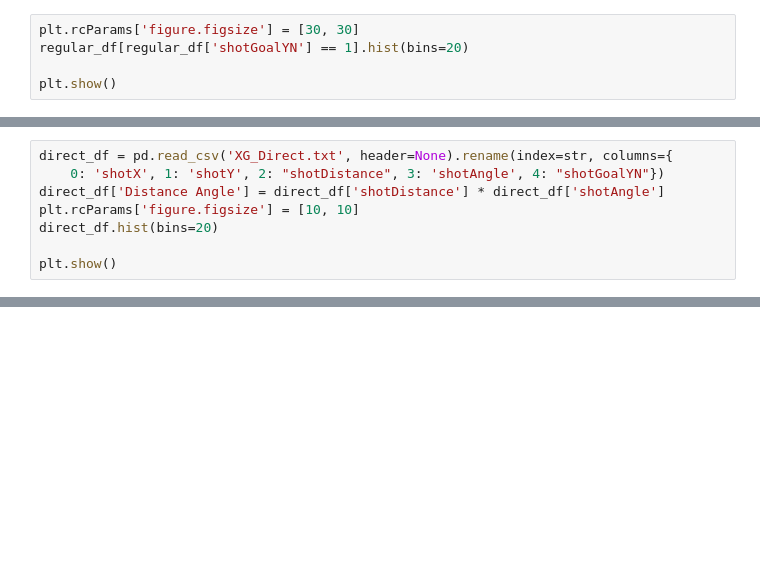
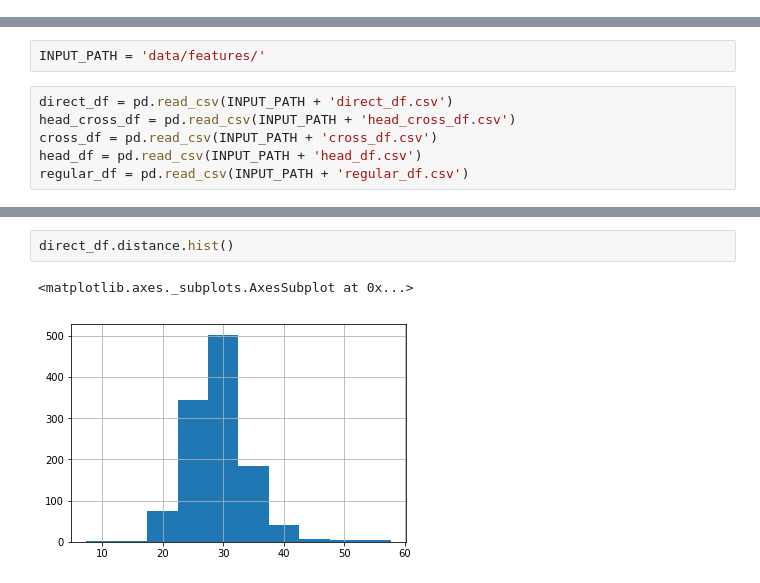
Before and after one commit to WaydeHerman/Expected_Goals, a Jupyter notebook: EDA.ipynb, the cells around one changed output, grey strips where cells are left out. Drawn from its saved outputs; the diff is of its cells as text; blank space fills up the shorter version.

Commit message:
dropped index for feature export, added EDA

```diff
--- a/EDA.ipynb
+++ b/EDA.ipynb
@@ -148,5 +0,0 @@ plt.show()
-# %%
-plt.rcParams['figure.figsize'] = [30, 30]
-regular_df[regular_df['shotGoalYN'] == 1].hist(bins=20)
-
-plt.show()
@@ -155,8 +0,0 @@ plt.show()
-# %%
-direct_df = pd.read_csv('XG_Direct.txt', header=None).rename(index=str, columns={
-    0: 'shotX', 1: 'shotY', 2: "shotDistance", 3: 'shotAngle', 4: "shotGoalYN"})
-direct_df['Distance Angle'] = direct_df['shotDistance'] * direct_df['shotAngle']
-plt.rcParams['figure.figsize'] = [10, 10]
-direct_df.hist(bins=20)
-
-plt.show()
@@ -175,0 +4,8 @@ array([[<matplotlib.axes._subplots.AxesSubplot object at 0x...>,
+# %%
+INPUT_PATH = 'data/features/'
+# %%
+direct_df = pd.read_csv(INPUT_PATH + 'direct_df.csv')
+head_cross_df = pd.read_csv(INPUT_PATH + 'head_cross_df.csv')
+cross_df = pd.read_csv(INPUT_PATH + 'cross_df.csv')
+head_df = pd.read_csv(INPUT_PATH + 'head_df.csv')
+regular_df = pd.read_csv(INPUT_PATH + 'regular_df.csv')
@@ -175,0 +124,5 @@ array([[<matplotlib.axes._subplots.AxesSubplot object at 0x...>,
+# %%
+direct_df.distance.hist()
+# %% [output]
+<matplotlib.axes._subplots.AxesSubplot at 0x...>
+[figure, added]
```
Also changed, not shown: parts of 38 cells of this notebook, 2 other files.
